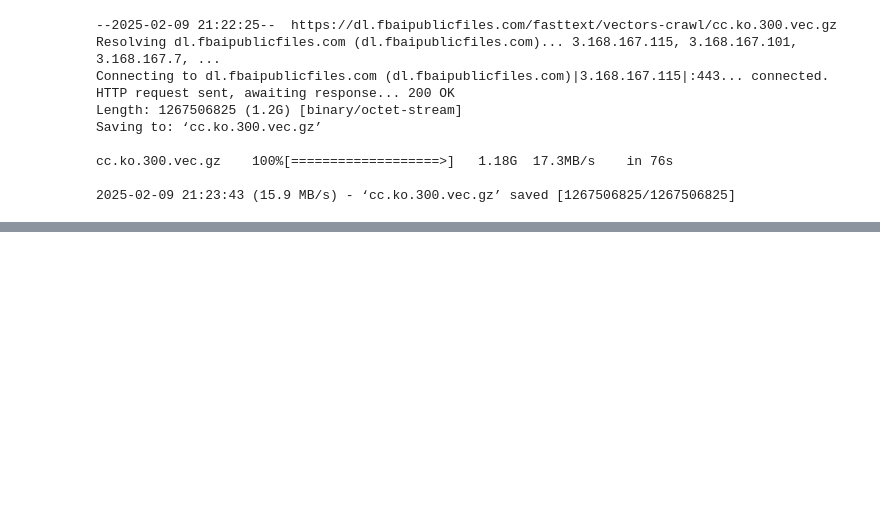
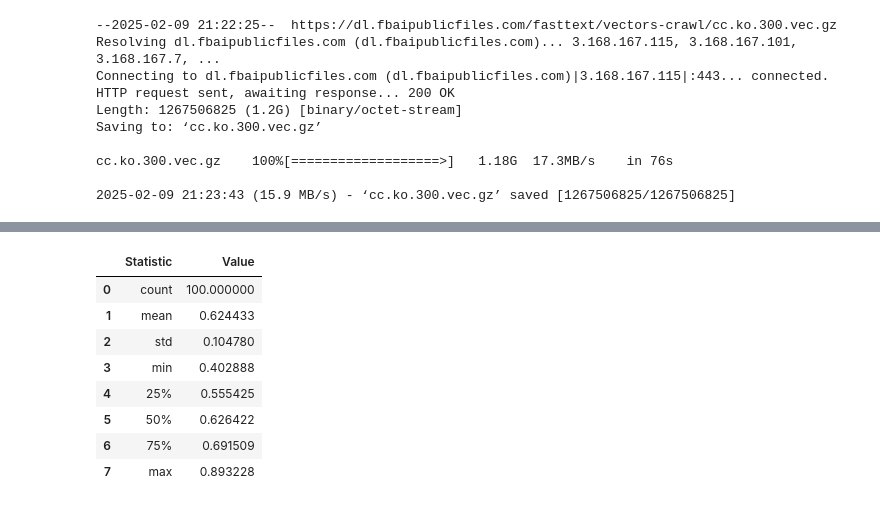
Before and after one commit to Chaerim0626/llm-art-rnd, a Jupyter notebook: eval_dataset.ipynb, the cells around one changed output, grey strips where cells are left out. Cells and saved outputs as stored; diff of their text form; code cells hidden in the pictures; blank space fills up the shorter version.

```diff
--- a/eval_dataset.ipynb
+++ b/eval_dataset.ipynb
@@ -1060,0 +1057,17 @@ NameError: name 'ask_question' is not defined
+# %%
+# WMD 열의 통계 요약
+wmd_summary = df_results['WMD'].describe().to_frame().reset_index()
+wmd_summary.columns = ["Statistic", "Value"]
+
+# 데이터프레임 표시
+wmd_summary
+# %% [output]
+|  | Statistic | Value |
+| 0 | count | 100.000000 |
+| 1 | mean | 0.624433 |
+| 2 | std | 0.104780 |
+| 3 | min | 0.402888 |
+| 4 | 25% | 0.555425 |
+| 5 | 50% | 0.626422 |
+| 6 | 75% | 0.691509 |
+| 7 | max | 0.893228 |
```
Also changed, not shown: parts of 6 cells of this notebook, 2 other files.
